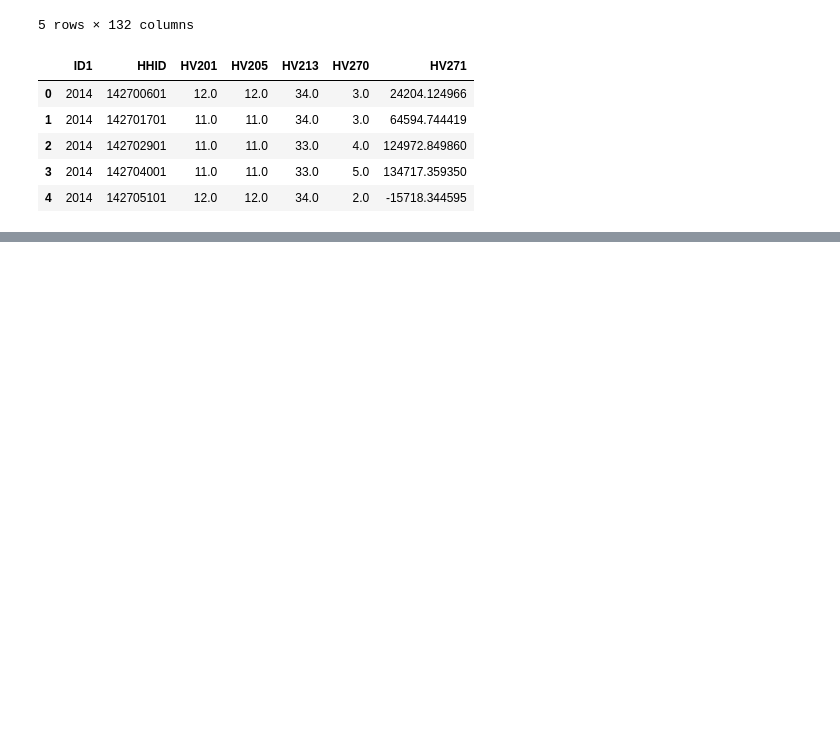
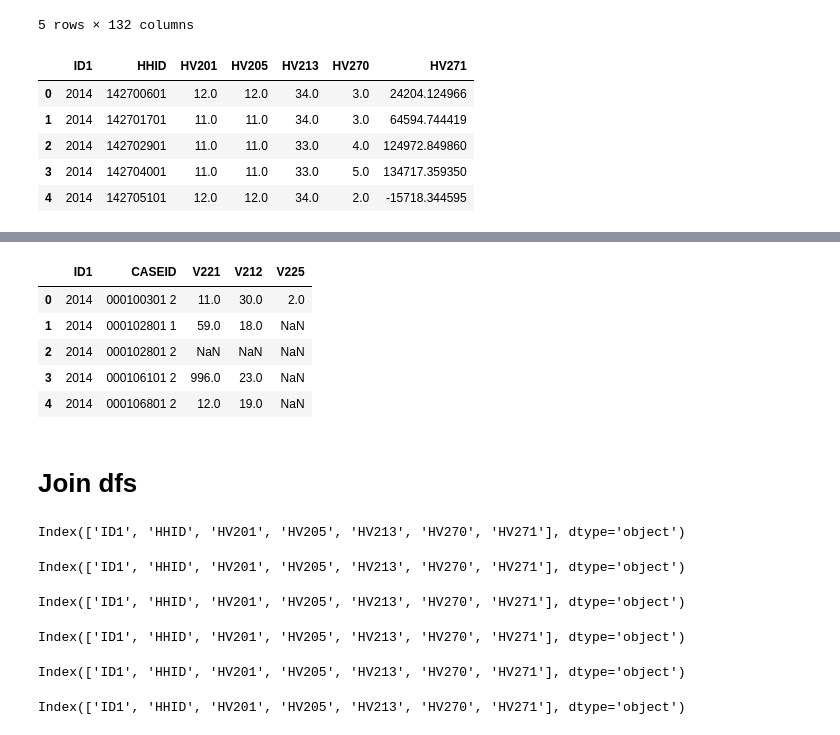
Before and after one commit to ChallengeCare/endes-analisis, a Jupyter notebook: nb/cap-1-3.ipynb, the cells around one changed output, grey strips where cells are left out. Cells and saved outputs as stored; diff of their text form; code cells hidden in the pictures; blank space fills up the shorter version.

```diff
--- a/nb/cap-1-3.ipynb
+++ b/nb/cap-1-3.ipynb
@@ -337,0 +352,39 @@ df_vivienda_14.head()
+# %%
+df_fecundidad_14 = df_fecundidad_14[cols_fecu]
+df_fecundidad_14['ID1'] = 2014
+df_fecundidad_14 = df_fecundidad_14[['ID1'] + cols_fecu]
+df_fecundidad_14.head()
+# %% [output]
+|  | ID1 | CASEID | V221 | V212 | V225 |
+| 0 | 2014 | 000100301 2 | 11.0 | 30.0 | 2.0 |
+| 1 | 2014 | 000102801 1 | 59.0 | 18.0 | NaN |
+| 2 | 2014 | 000102801 2 | NaN | NaN | NaN |
+| 3 | 2014 | 000106101 2 | 996.0 | 23.0 | NaN |
+| 4 | 2014 | 000106801 2 | 12.0 | 19.0 | NaN |
+# %% [markdown]
+# Join dfs
+# %%
+df_vivienda_19.columns
+# %% [output]
+Index(['ID1', 'HHID', 'HV201', 'HV205', 'HV213', 'HV270', 'HV271'], dtype='object')
+# %%
+df_vivienda_18.columns
+# %% [output]
+Index(['ID1', 'HHID', 'HV201', 'HV205', 'HV213', 'HV270', 'HV271'], dtype='object')
+# %%
+df_vivienda_17.columns
+# %% [output]
+Index(['ID1', 'HHID', 'HV201', 'HV205', 'HV213', 'HV270', 'HV271'], dtype='object')
+# %%
+df_vivienda_16.columns
+# %% [output]
+Index(['ID1', 'HHID', 'HV201', 'HV205', 'HV213', 'HV270', 'HV271'], dtype='object')
+# %%
+df_vivienda_15.columns = [col.upper() for col in df_vivienda_16.columns]
+df_vivienda_15.columns
+# %% [output]
+Index(['ID1', 'HHID', 'HV201', 'HV205', 'HV213', 'HV270', 'HV271'], dtype='object')
+# %%
+df_vivienda_14.columns
+# %% [output]
+Index(['ID1', 'HHID', 'HV201', 'HV205', 'HV213', 'HV270', 'HV271'], dtype='object')
```
Also changed, not shown: parts of 81 cells of this notebook, 8 other files.
